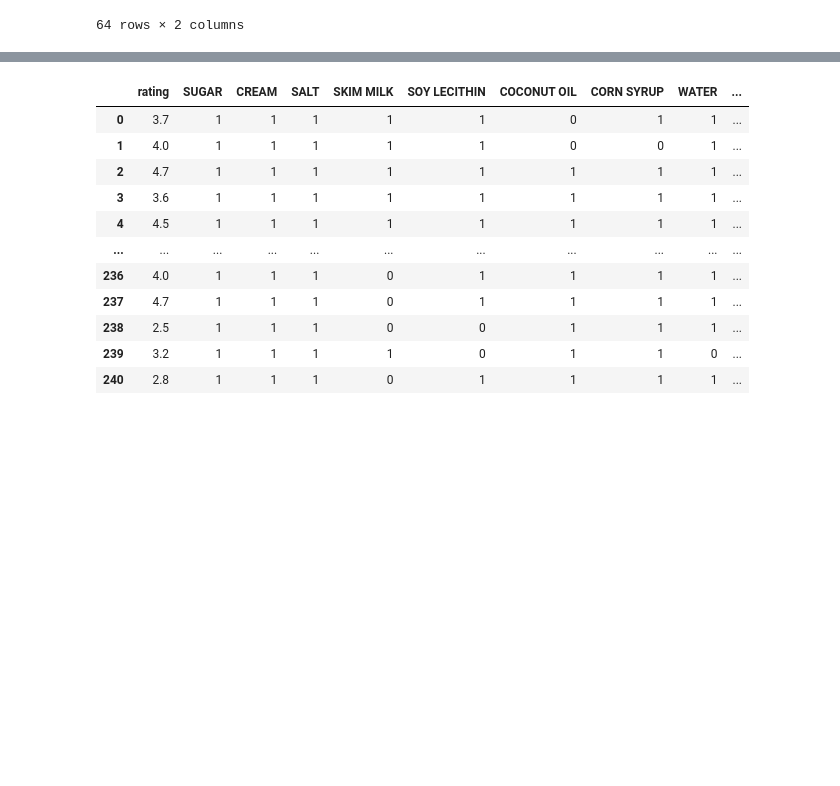
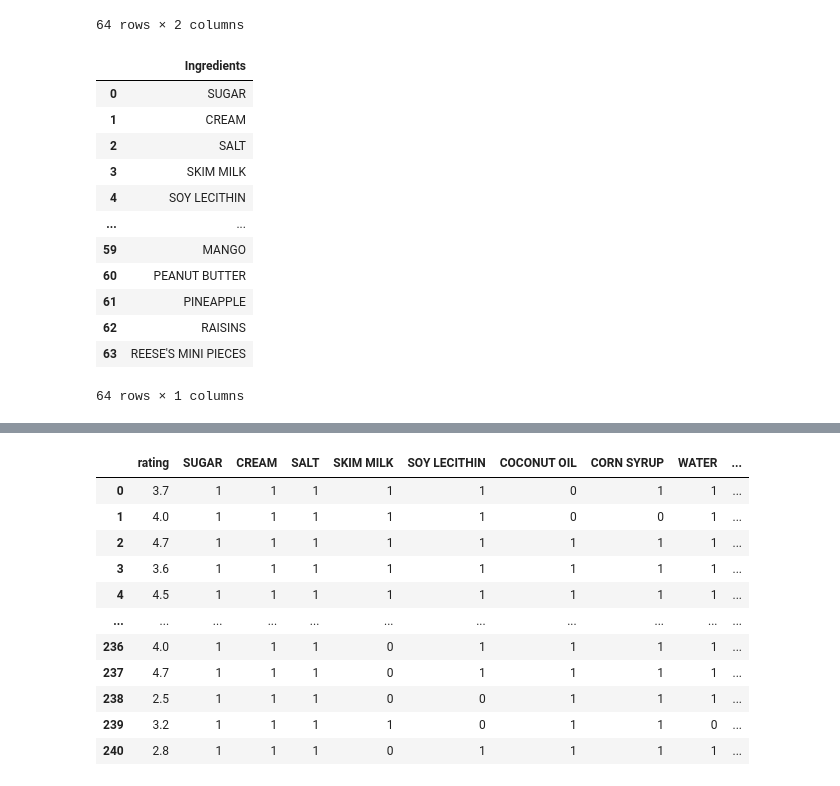
Before and after one commit to Fhern1954/Final-Project---fantastic-4, a Jupyter notebook: products.ipynb, the cells around one changed output, grey strips where cells are left out. Drawn from its saved outputs; the diff is of its cells as text; code cells hidden in the pictures; blank space fills up the shorter version.

```diff
--- a/products.ipynb
+++ b/products.ipynb
@@ -105,3 +105,20 @@ final_ingredients_df
 | 62 | RAISINS | 1 |
 | 63 | REESE'S MINI PIECES | 1 |
 64 rows × 2 columns
+# %%
+just_ingredients = final_ingredients_df.drop(columns=["Count"])
+just_ingredients
+# %% [output]
+|  | Ingredients |
+| 0 | SUGAR |
+| 1 | CREAM |
+| 2 | SALT |
+| 3 | SKIM MILK |
+| 4 | SOY LECITHIN |
+| ... | ... |
+| 59 | MANGO |
+| 60 | PEANUT BUTTER |
+| 61 | PINEAPPLE |
+| 62 | RAISINS |
+| 63 | REESE'S MINI PIECES |
+64 rows × 1 columns
```
Also changed, not shown: parts of 5 cells of this notebook, 8 other files.
